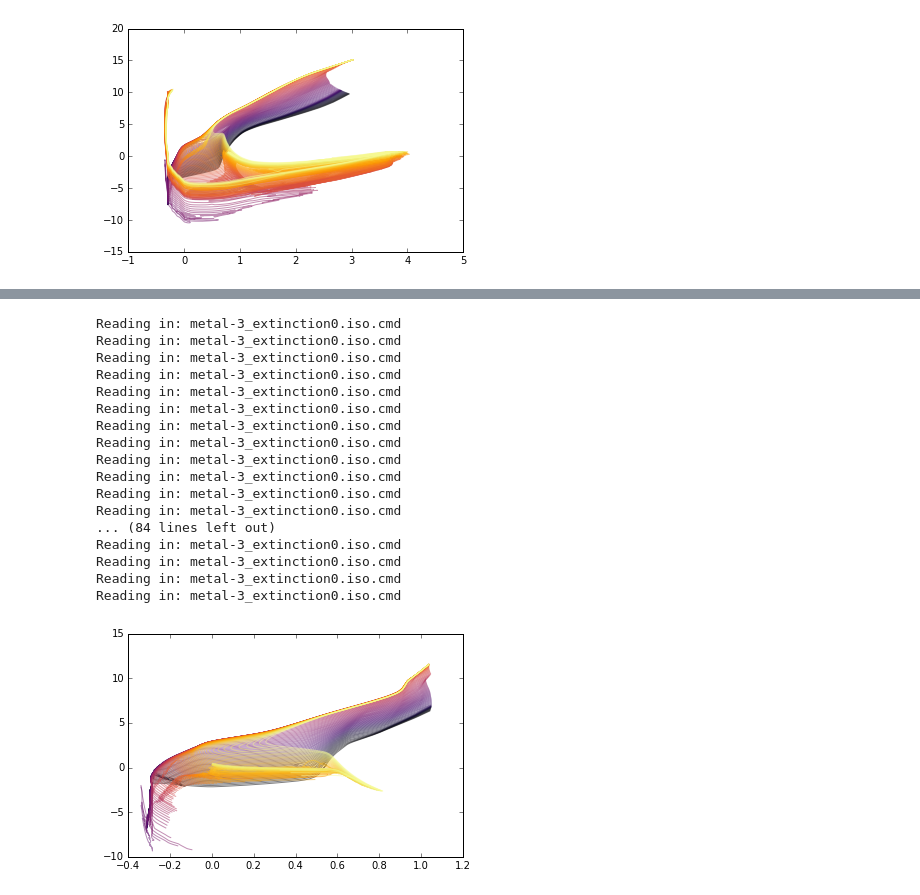
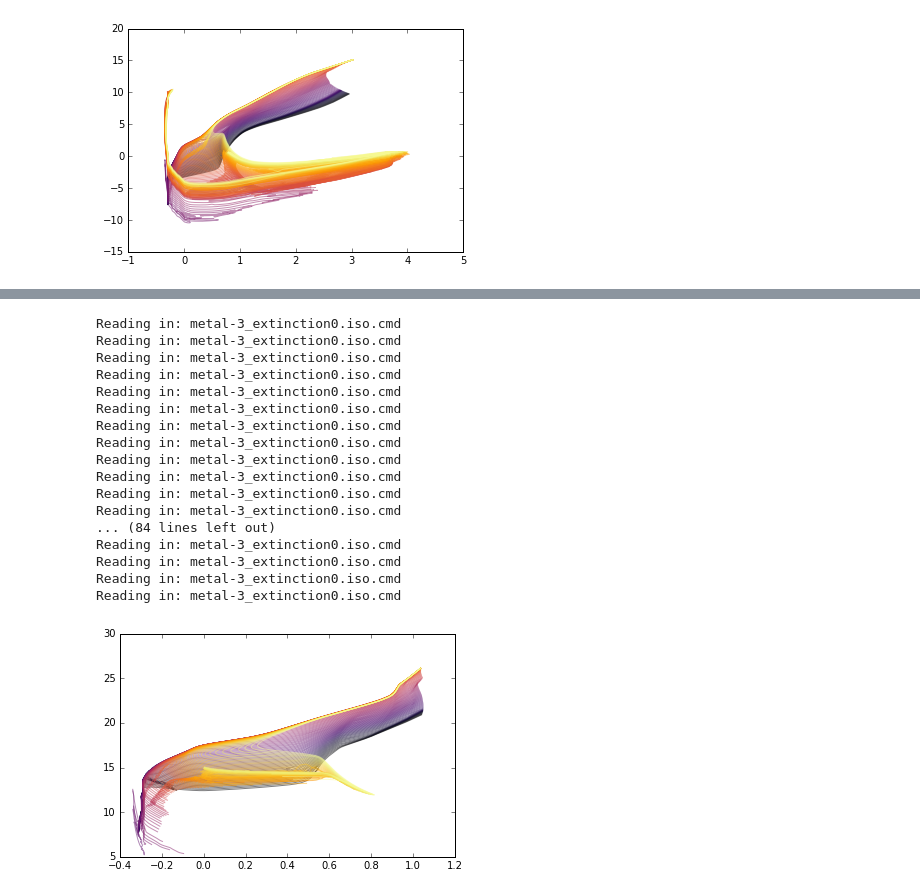
Before and after one commit to MaxGenecov/StellarPopulations, a Jupyter notebook: Homework3Problem1.ipynb, the cells around one changed output, grey strips where cells are left out. Drawn from its saved outputs; the diff is of its cells as text; code cells hidden in the pictures.

```diff
--- a/Homework3Problem1.ipynb
+++ b/Homework3Problem1.ipynb
@@ -68,32 +68,34 @@ Reading in: metal0_extinction0.iso.cmd
 # %%
 iso30 = []
+distance = 8.2e3
 
 for i in range(100):
     iso = read_mist_models.ISOCMD('metal-3_extinction0.iso.cmd')
     age_ind = iso.age_index(5.0+i*.05)
     I30 = iso.isocmds[age_ind]['ACS_WFC_F814W']
     R30 = iso.isocmds[age_ind]['ACS_WFC_F606W']
     iso30.append((R30-I30, R30))
-    plt.plot(R30-I30, R30, alpha = .5, color = matplotlib.cm.inferno(i/100))
+    R30obs = R30+5*np.log10(distance/10.)
+    plt.plot(R30-I30, R30obs, alpha = .5, color = matplotlib.cm.inferno(i/100))
 
 iso30 = np.asarray(iso30)
 # %% [output]
 Reading in: metal-3_extinction0.iso.cmd
 Reading in: metal-3_extinction0.iso.cmd
 Reading in: metal-3_extinction0.iso.cmd
 Reading in: metal-3_extinction0.iso.cmd
 Reading in: metal-3_extinction0.iso.cmd
 Reading in: metal-3_extinction0.iso.cmd
 Reading in: metal-3_extinction0.iso.cmd
 Reading in: metal-3_extinction0.iso.cmd
 Reading in: metal-3_extinction0.iso.cmd
 Reading in: metal-3_extinction0.iso.cmd
 Reading in: metal-3_extinction0.iso.cmd
 Reading in: metal-3_extinction0.iso.cmd
 ... (84 lines left out)
 Reading in: metal-3_extinction0.iso.cmd
 Reading in: metal-3_extinction0.iso.cmd
 Reading in: metal-3_extinction0.iso.cmd
 Reading in: metal-3_extinction0.iso.cmd
-[figure, old version]
+[figure, new version]
 # %%
```
Also changed, not shown: parts of 23 cells of this notebook, 33 other files.
